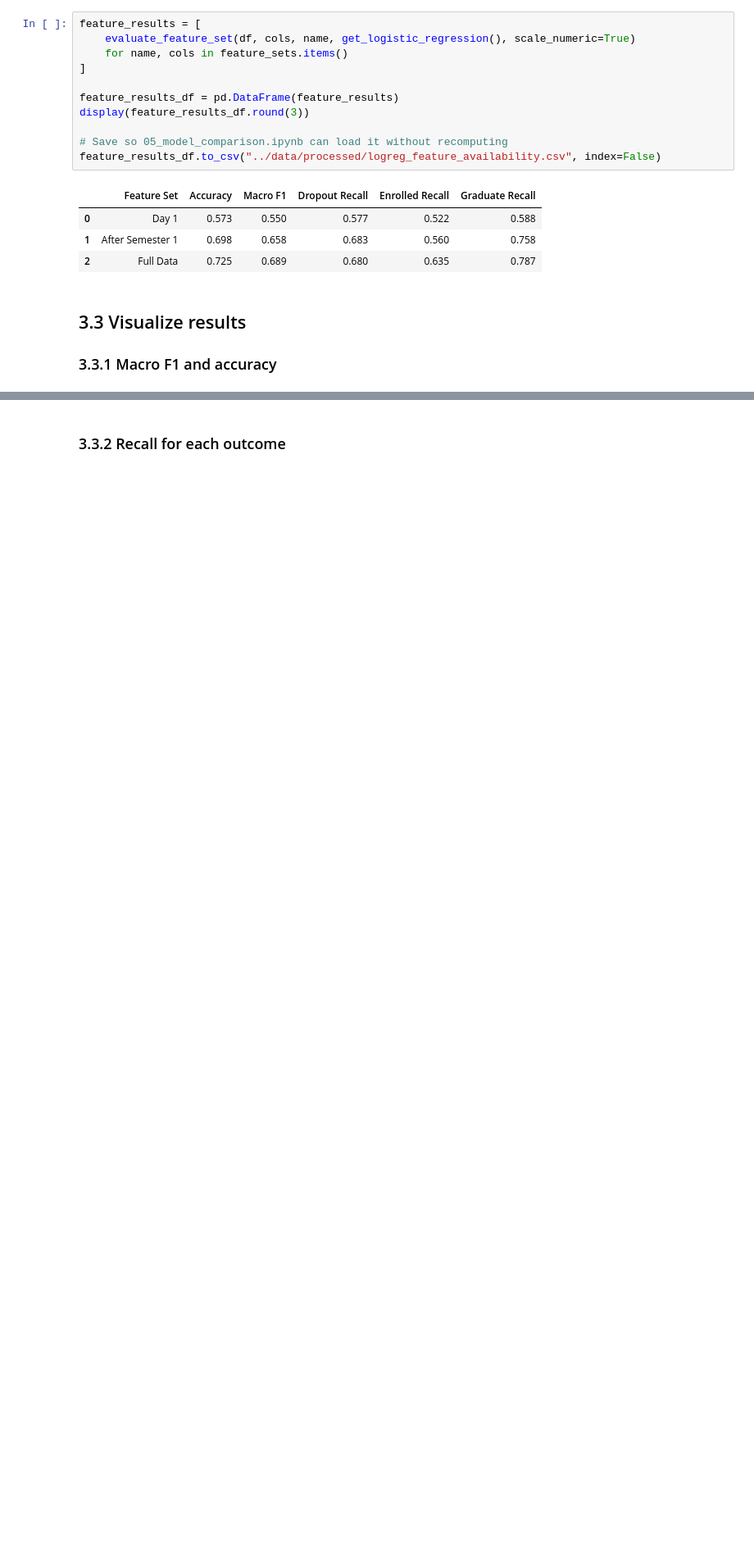
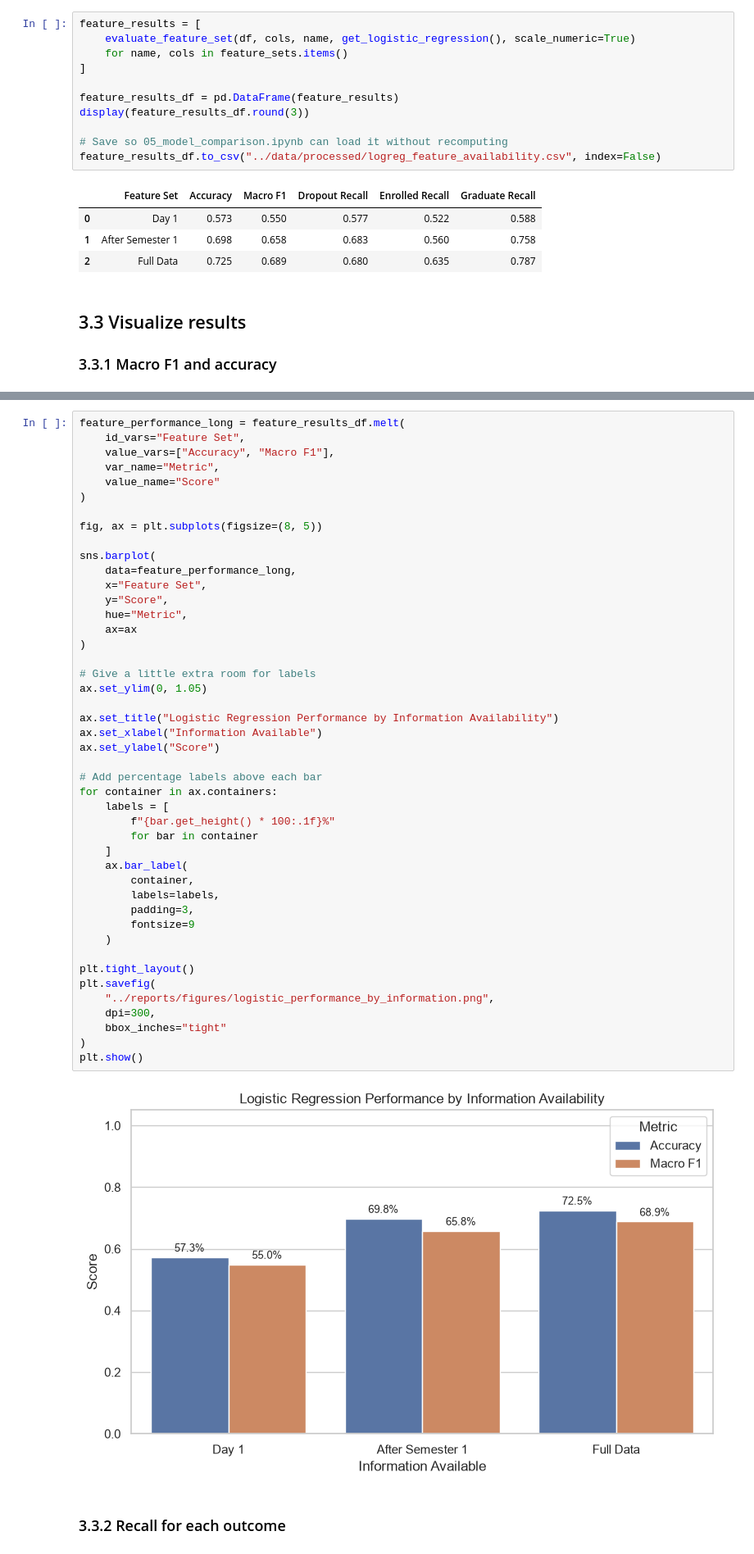
Before and after one commit to itsjavi16/student-dropout-prediction, a Jupyter notebook: notebooks/03_feature_availability_logreg.ipynb, the cells around one changed output, grey strips where cells are left out. Shown at 82% size. Cells and saved outputs as stored; diff of their text form; blank space fills up the shorter version.

Commit message:
Added better plots and variables table

```diff
--- a/notebooks/03_feature_availability_logreg.ipynb
+++ b/notebooks/03_feature_availability_logreg.ipynb
@@ -77,2 +61,49 @@ plt.show()
+# %%
+feature_performance_long = feature_results_df.melt(
+    id_vars="Feature Set",
+    value_vars=["Accuracy", "Macro F1"],
+    var_name="Metric",
+    value_name="Score"
+)
+
+fig, ax = plt.subplots(figsize=(8, 5))
+
+sns.barplot(
+    data=feature_performance_long,
+    x="Feature Set",
+    y="Score",
+    hue="Metric",
+    ax=ax
+)
+
+# Give a little extra room for labels
+ax.set_ylim(0, 1.05)
+
+ax.set_title("Logistic Regression Performance by Information Availability")
+ax.set_xlabel("Information Available")
+ax.set_ylabel("Score")
+
+# Add percentage labels above each bar
+for container in ax.containers:
+    labels = [
+        f"{bar.get_height() * 100:.1f}%"
+        for bar in container
+    ]
+    ax.bar_label(
+        container,
+        labels=labels,
+        padding=3,
+        fontsize=9
+    )
+
+plt.tight_layout()
+plt.savefig(
+    "../reports/figures/logistic_performance_by_information.png",
+    dpi=300,
+    bbox_inches="tight"
+)
+plt.show()
+# %% [output]
+[figure, added]
 # %% [markdown]
 ### 3.3.2 Recall for each outcome
```
Also changed, not shown: parts of 3 cells of this notebook, 2 other files.
